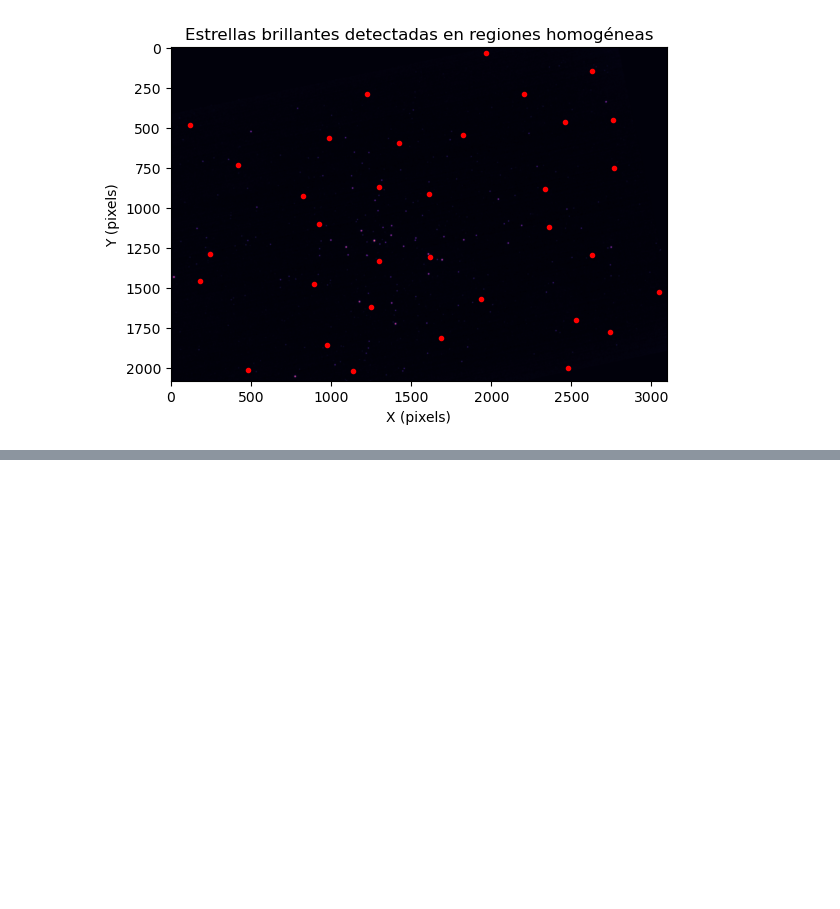
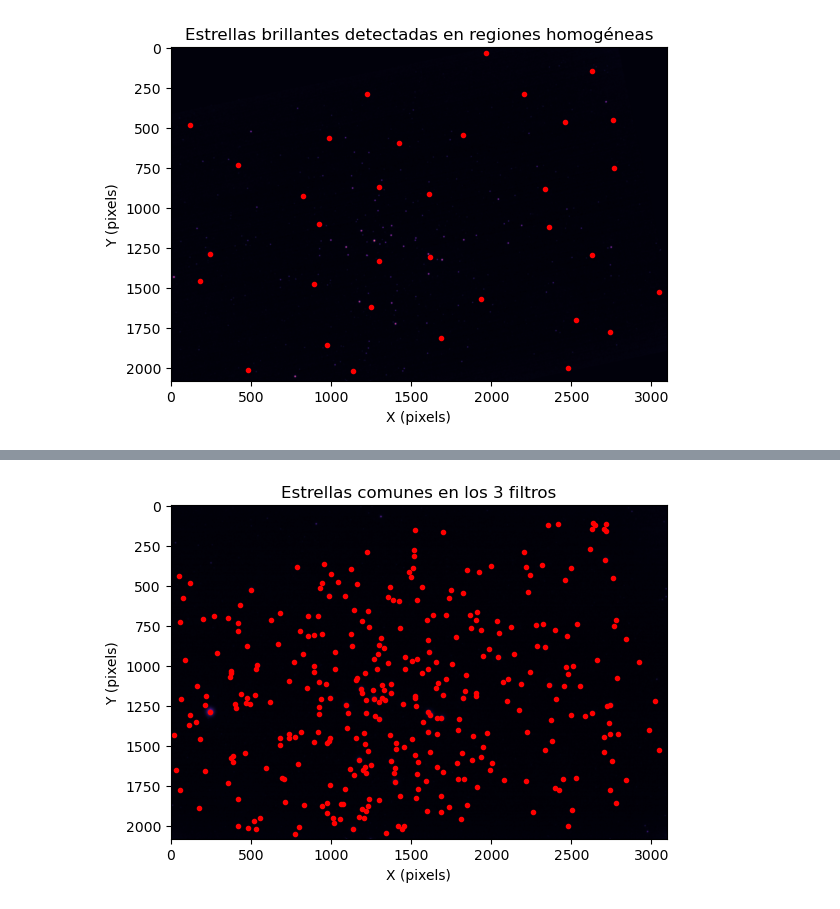
Before and after one commit to sgonzalez38/Astrofisica-Observacional-con-Machine-Learning, a Jupyter notebook: Lab1: Fotometria_Apertura/Lab1.ipynb, the cells around one changed output, grey strips where cells are left out. Saved outputs shown, nothing was run; the diff lists cells and outputs as text; code cells hidden in the pictures; blank space fills up the shorter version.

```diff
--- a/Lab1: Fotometria_Apertura/Lab1.ipynb
+++ b/Lab1: Fotometria_Apertura/Lab1.ipynb
@@ -363,3 +380,13 @@ Estrellas comunes en los 3 filtros: 351
+# %%
+plt.figure()
+plt.imshow(filtered_azul, cmap='magma', norm='log')
+plt.plot(azul_final[:, 1], azul_final[:, 0], 'r.')
+plt.title('Estrellas comunes en los 3 filtros')
+plt.xlabel('X (pixels)')
+plt.ylabel('Y (pixels)')
+plt.savefig('Estrellas_Comunes.png')
+# %% [output]
+[figure, added]
 # %%
 #Gráficos magnitud color CMD:
 color_bv = [color(m1, m2) for m1, m2 in zip(magnitudes_azul_final, magnitudes_verde_final)]
```
Also changed, not shown: parts of 6 cells of this notebook.
